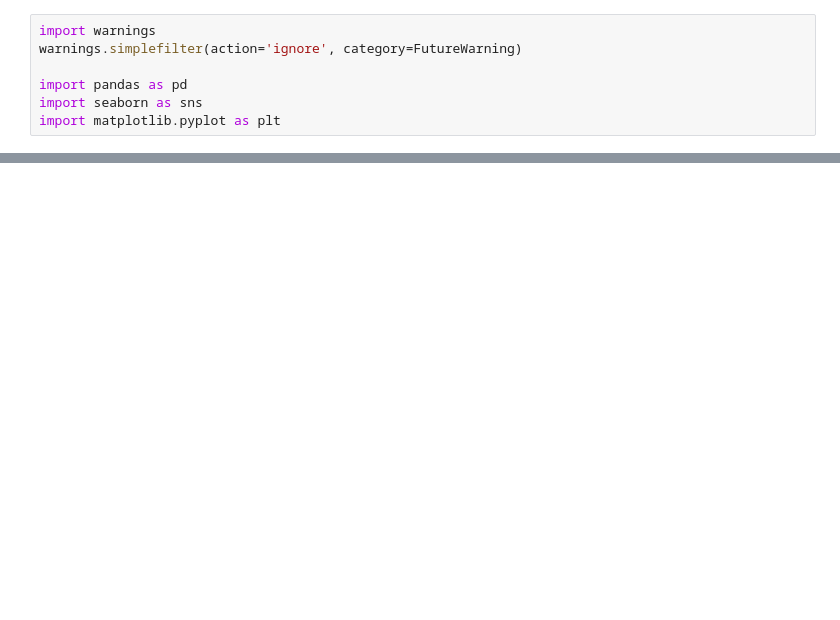
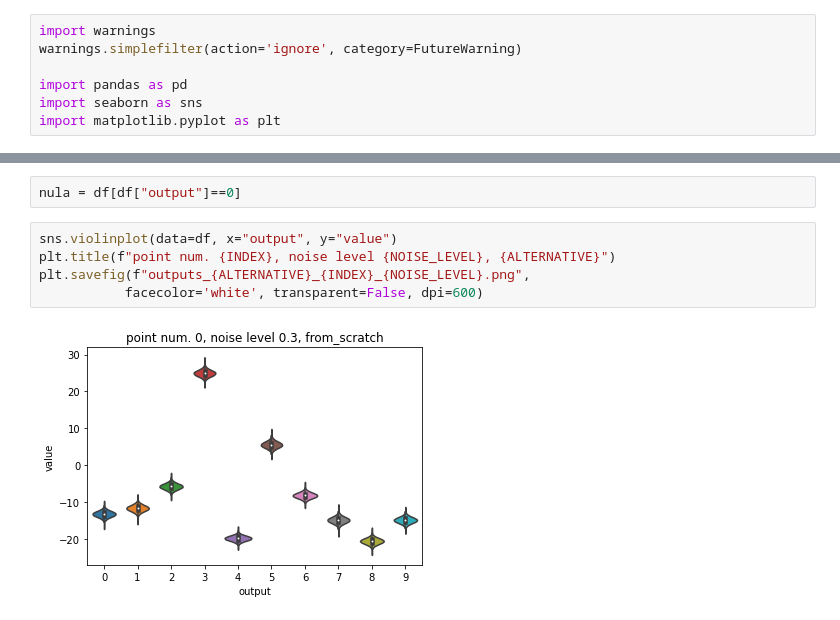
Before and after one commit to PetraVidnerova/AppNeCo, a Jupyter notebook: zobrazovatko/alexnet_outputs_noisy_input.ipynb, the cells around one changed output, grey strips where cells are left out. Saved outputs shown, nothing was run; the diff lists cells and outputs as text; blank space fills up the shorter version.

```diff
--- a/zobrazovatko/alexnet_outputs_noisy_input.ipynb
+++ b/zobrazovatko/alexnet_outputs_noisy_input.ipynb
@@ -46,0 +51,9 @@ No artists with labels found to put in legend.  Note that artists whose label st
+# %%
+nula = df[df["output"]==0]
+# %%
+sns.violinplot(data=df, x="output", y="value")
+plt.title(f"point num. {INDEX}, noise level {NOISE_LEVEL}, {ALTERNATIVE}")
+plt.savefig(f"outputs_{ALTERNATIVE}_{INDEX}_{NOISE_LEVEL}.png",
+           facecolor='white', transparent=False, dpi=600)
+# %% [output]
+[figure, added]
```
Also changed, not shown: parts of 3 cells of this notebook.
